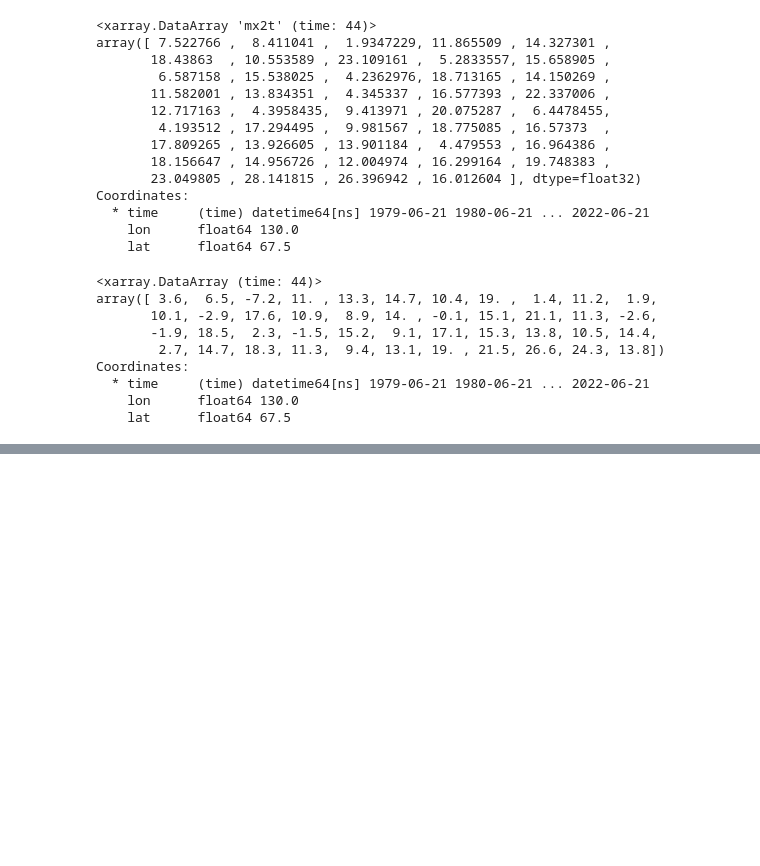
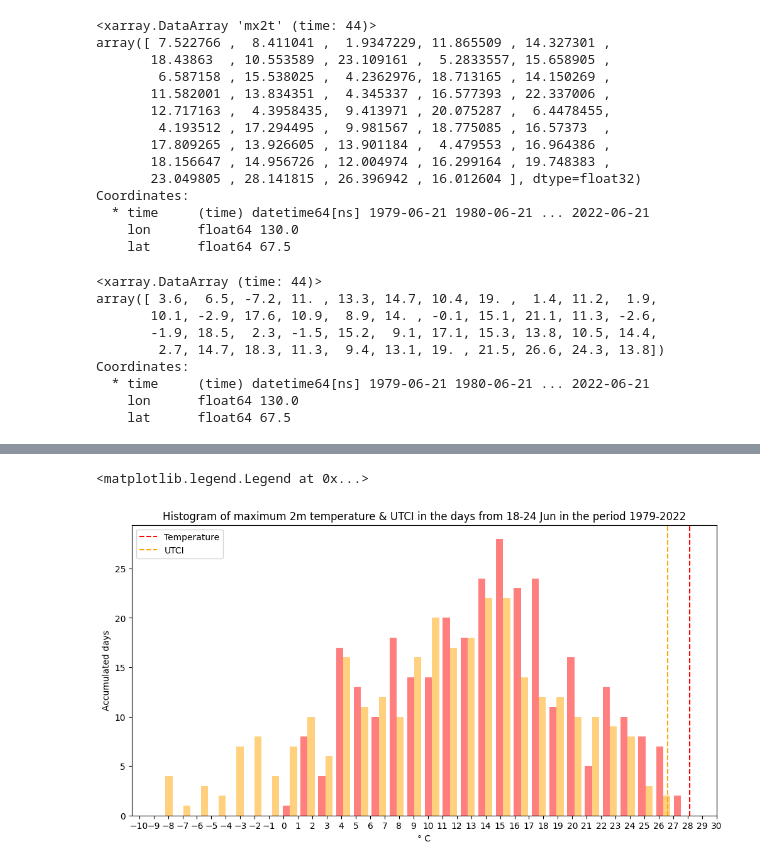
Before and after one commit to xinhe-zhang/heatwave, a Jupyter notebook: HW4_張昕荷_R12228016.ipynb, the cells around one changed output, grey strips where cells are left out. Cells and saved outputs as stored; diff of their text form; code cells hidden in the pictures; blank space fills up the shorter version.

```diff
--- a/HW4_張昕荷_R12228016.ipynb
+++ b/HW4_張昕荷_R12228016.ipynb
@@ -481,0 +479,10 @@ ax.legend()
+# %%
+years = np.arange(44) #2022-1979=43 years
+days_in_jun = np.arange(17,24)
+index = np.zeros(308) #44*7
+# %%
+#calculate the index that marks those days
+for i in years:
+    index[i*7:(i*7)+7] = days_in_jun + (i*30)
+index = index.astype(int)
+print(index)
@@ -481,0 +507,17 @@ ax.legend()
+# %%
+#extract the data from those days
+mx2t_7days = my_mx2t['mx2t'].values[index]
+utci_7days = my_utci.values[index]
+# %%
+fig, ax = plt.subplots(1, 1, figsize = (12, 6))
+ax.hist([mx2t_7days, utci_7days], bins = 30, color=['red', 'orange'], alpha = 0.5)
+ax.set_title('Histogram of maximum 2m temperature & UTCI in the days from 18-24 Jun in the period 1979-2022')
+ax.set_xticks(np.arange(-10,31,1))
+ax.set_ylabel('Accumulated days')
+ax.set_xlabel('° C')
+plt.axvline(x = my_mx2t_2020['mx2t'].max(), color = 'red', label = 'Temperature', linestyle='--')
+plt.axvline(x = my_utci_2020.max(), color = 'orange', label = 'UTCI', linestyle='--')
+ax.legend()
+# %% [output]
+<matplotlib.legend.Legend at 0x...>
+[figure, added]
```
Also changed, not shown: parts of 11 cells of this notebook.
